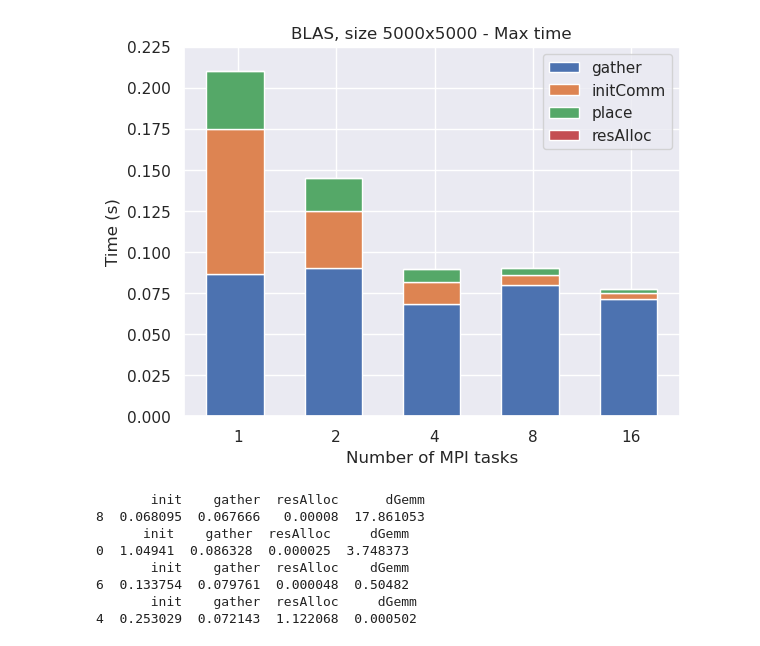
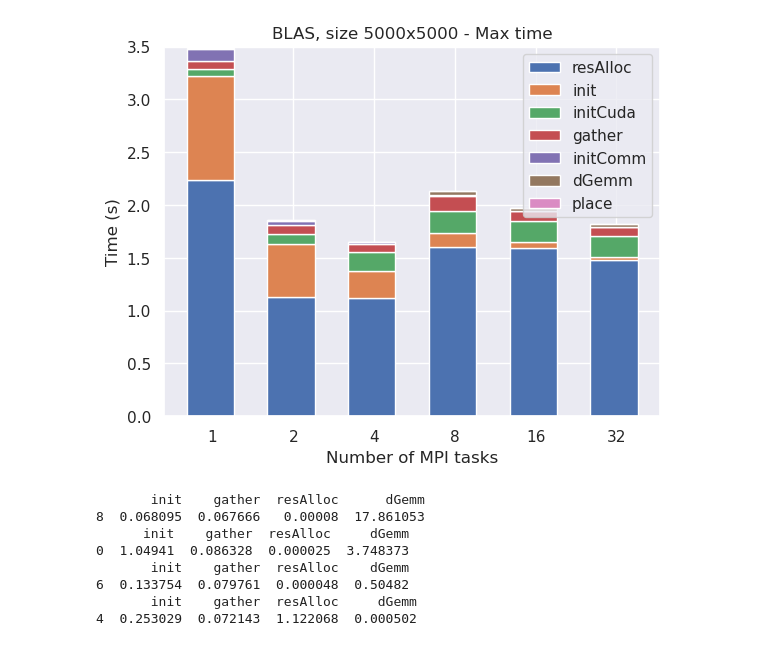
Before and after one commit to DavideRossi1/AdvancedHPC-Project, a Jupyter notebook: Distributed_MatMul/data/plots.ipynb, the cells around one changed output. Saved outputs shown, nothing was run; the diff lists cells and outputs as text; code cells hidden in the pictures.

```diff
--- a/Distributed_MatMul/data/plots.ipynb
+++ b/Distributed_MatMul/data/plots.ipynb
@@ -77,10 +77,10 @@ def buildAx(title, ax, data):
     ax.plot()
 # %%
 # "initCuda", "init", "initComm", "gather", "resAlloc", "dGemm", "place", "mult", "total"
-colsToUse = [ "initComm", "gather", "resAlloc", "place"]
-plotDataStackBar("cpu5000.csv", 1, "BLAS, size 5000x5000", colsToUse)
+colsToUse = [ "initCuda", "init", "initComm", "gather", "resAlloc", "dGemm", "place"]
+plotDataStackBar("gpu5000.csv", 1, "BLAS, size 5000x5000", colsToUse)
 # %% [output]
-[figure, old version]
+[figure, new version]
 # %%
 def read_data(files, cols_to_use):
     data_frames = []
```
Also changed, not shown: 3 other files.
